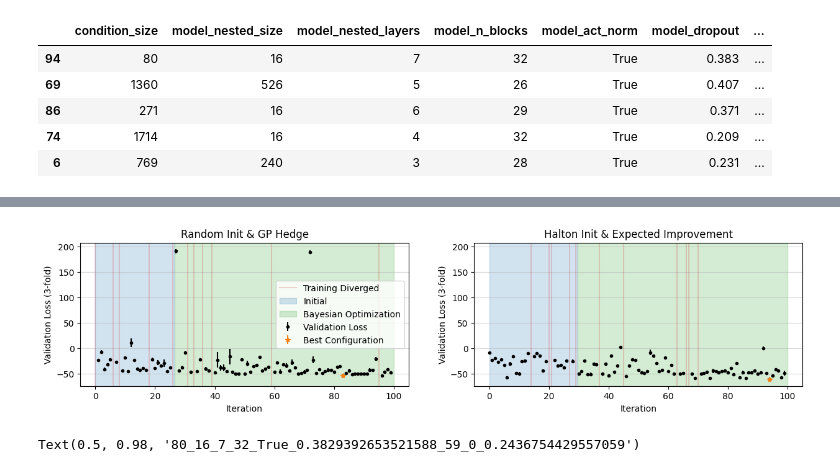
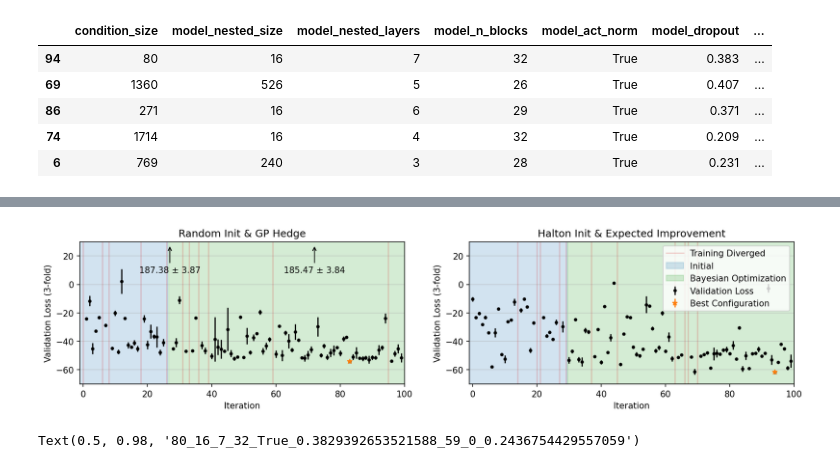
Before and after one commit to psaegert/bcnf, a Jupyter notebook: notebooks/analyze_hyperparameters.ipynb, the cells around one changed output, grey strips where cells are left out. Cells and saved outputs as stored; diff of their text form; code cells hidden in the pictures.

```diff
--- a/notebooks/analyze_hyperparameters.ipynb
+++ b/notebooks/analyze_hyperparameters.ipynb
@@ -125,35 +105,46 @@ print(hyper_dfs["stage_2"].sort_values('val_loss_upper_bound').head(5).to_markdo
 for k in hyper_dfs.keys():
     hyper_dfs[k].to_csv(os.path.join(get_dir("results", "hyperparameters", create=True), f"{k}.csv"), index=False)
 # %%
-fig, axes = plt.subplots(1, 2, figsize=(15, 3), sharey=True)
+fig, axes = plt.subplots(1, 2, figsize=(15, 3), sharey=True, dpi=150)
+
+ylim = 30
 
 for ax, hyper_df, n_random_init, title in zip(axes, hyper_dfs.values(), [27, 30], ['Random Init & GP Hedge', 'Halton Init & Expected Improvement']):
-    ax.errorbar(hyper_df.index, hyper_df['val_loss_upper_bound'], yerr=hyper_df['val_loss_std'], fmt='.', label='Validation Loss', color='k')
+    lt_ylim_mask = np.array(hyper_df['val_loss_mean'] < ylim)
+
+    # For moderate losses, plot the mean and std
+    ax.errorbar(hyper_df[lt_ylim_mask].index, hyper_df['val_loss_mean'][lt_ylim_mask], yerr=hyper_df['val_loss_std'][lt_ylim_mask], fmt='.', label='Validation Loss', color='k')
+
+    # For outlier losses, draw an arrow pointing upwards and annotate the loss mean and std below the arrow
+    for i, row in hyper_df[~lt_ylim_mask & ~hyper_df['val_loss_mean'].isna()].iterrows():
+        ax.annotate(f'{row["val_loss_mean"]:.2f} ± {row["val_loss_std"]:.2f}', (i, ylim - 2), xytext=(i, ylim - 20), arrowprops=dict(arrowstyle='->', color='k'), ha='center', va='center')
 
     # Plot the best configuration as a yellow star
-    best_config_idx = hyper_df['val_loss_upper_bound'].idxmin()
-    ax.errorbar(best_config_idx, hyper_df.loc[best_config_idx, 'val_loss_upper_bound'], yerr=hyper_df.loc[best_config_idx, 'val_loss_std'], fmt='*', label='Best Configuration', color='tab:orange')
+    best_config_idx = hyper_df['val_loss_mean'].idxmin()
+    ax.errorbar(best_config_idx, hyper_df.loc[best_config_idx, 'val_loss_mean'], yerr=hyper_df.loc[best_config_idx, 'val_loss_std'], fmt='*', label='Best Configuration', color='tab:orange')
 
     # Plot nan values as red vertical lines
     plotted_nan_values = False
-    for i, val in enumerate(hyper_df['val_loss_upper_bound']):
+    for i, val in enumerate(hyper_df['val_loss_mean']):
         if np.isnan(val):
             ax.axvline(i, color='tab:red', alpha=0.2, label='Training Diverged' if not plotted_nan_values else None)
-            # ax.axvspan(i - 0.3, i + 0.3, color='r', alpha=0.1, label='Training Diverged' if not plotted_nan_values else None)
             plotted_nan_values = True
 
-    ax.axvspan(0, n_random_init - 0.6, color='tab:blue', alpha=0.2, label='Initial')
+    ax.axvspan(-1, n_random_init - 0.6, color='tab:blue', alpha=0.2, label='Initial')
     ax.axvspan(n_random_init - 0.4, 100, color='tab:green', alpha=0.2, label='Bayesian Optimization')
     ax.set_title(title)
     ax.set_xlabel('Iteration')
     ax.set_ylabel('Validation Loss (3-fold)')
     ax.grid(axis='y', alpha=0.5)
-    # ax.set_ylim(None, 30);
+    ax.set_ylim(-70, ylim);
+    ax.set_xlim(-1, 100)
 
-axes[0].legend()
+axes[1].legend()
 axes[1].tick_params(axis='y', which='both', left=True, labelleft=True)
+
+plt.savefig(os.path.join(get_dir('results', f'hyperparameters', 'figures', create=True), 'hyperparameter_optimization.png'), bbox_inches='tight')
 # %% [output]
-[figure, old version]
+[figure, new version]
 # %%
 best_configuration = hyper_dfs["stage_2"].sort_values('val_loss_upper_bound').iloc[0]['configuration_name']
 # %%
```
Also changed, not shown: parts of 4 cells of this notebook, 49 other files.
